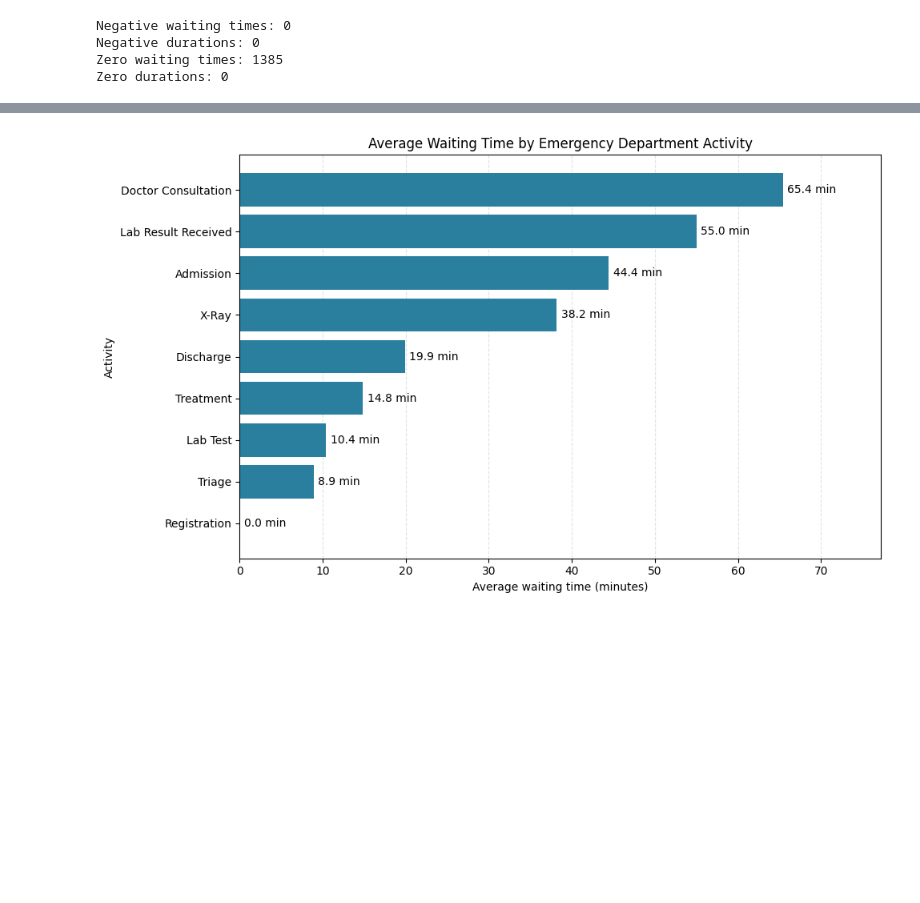
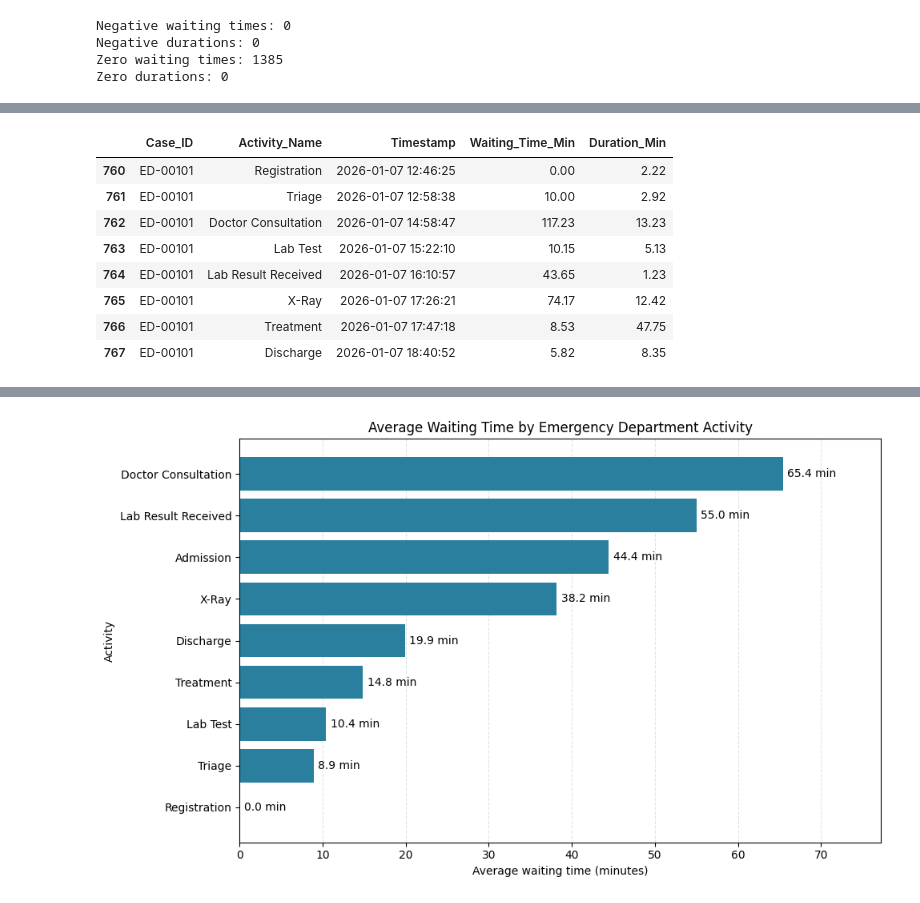
Before and after one commit to udayupmanyuu-spec/infotact-projects, a Jupyter notebook: Notebook/01_Dataset_understanding.ipynb, the cells around one changed output, grey strips where cells are left out. Cells and saved outputs as stored; diff of their text form; code cells hidden in the pictures; blank space fills up the shorter version.

```diff
--- a/Notebook/01_Dataset_understanding.ipynb
+++ b/Notebook/01_Dataset_understanding.ipynb
@@ -260,0 +337,25 @@ Zero durations: 0
+# %%
+case_id = "ED-00101"
+
+patient_data = df[df["Case_ID"] == case_id]
+
+display(patient_data[
+        [
+            "Case_ID",
+            "Activity_Name",
+            "Timestamp",
+            "Waiting_Time_Min",
+            "Duration_Min"
+        ]
+    ]
+)
+# %% [output]
+|  | Case_ID | Activity_Name | Timestamp | Waiting_Time_Min | Duration_Min |
+| 760 | ED-00101 | Registration | 2026-01-07 12:46:25 | 0.00 | 2.22 |
+| 761 | ED-00101 | Triage | 2026-01-07 12:58:38 | 10.00 | 2.92 |
+| 762 | ED-00101 | Doctor Consultation | 2026-01-07 14:58:47 | 117.23 | 13.23 |
+| 763 | ED-00101 | Lab Test | 2026-01-07 15:22:10 | 10.15 | 5.13 |
+| 764 | ED-00101 | Lab Result Received | 2026-01-07 16:10:57 | 43.65 | 1.23 |
+| 765 | ED-00101 | X-Ray | 2026-01-07 17:26:21 | 74.17 | 12.42 |
+| 766 | ED-00101 | Treatment | 2026-01-07 17:47:18 | 8.53 | 47.75 |
+| 767 | ED-00101 | Discharge | 2026-01-07 18:40:52 | 5.82 | 8.35 |
```
Also changed, not shown: parts of 8 cells of this notebook.
